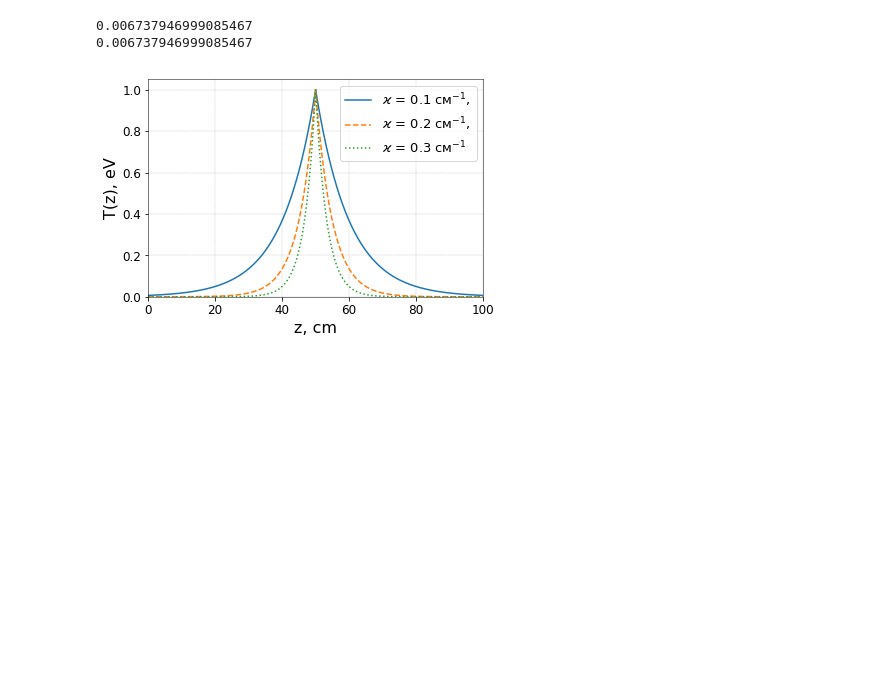
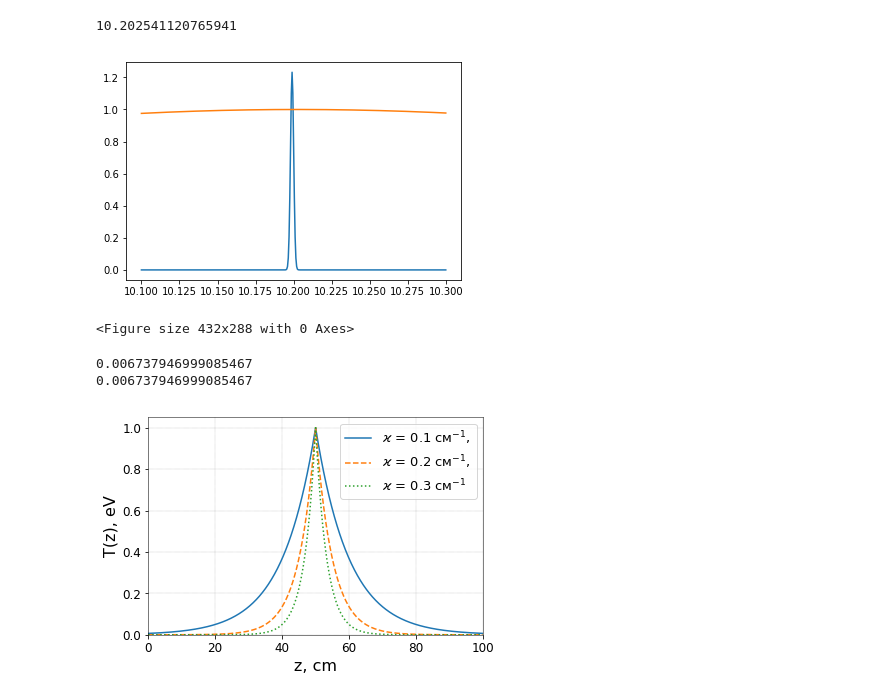
Before and after one commit to sakhnos/Paper4_Plasma, a Jupyter notebook: Plasma_W()_Zdv_T&n_profiles.ipynb, the cells around one changed output. Drawn from its saved outputs; the diff is of its cells as text; code cells hidden in the pictures; blank space fills up the shorter version.

```diff
--- a/Plasma_W()_Zdv_T&n_profiles.ipynb
+++ b/Plasma_W()_Zdv_T&n_profiles.ipynb
@@ -285,3 +327,81 @@ W_visualisation()
+# %%
+def W(tau, w0, wik, Zdist, k, E0, f0, M):
+    a = c * E0 ** 2  * (tau/0.024) ** 2 / (8 * np.pi)
+    ww = np.arange(10.1, 10.3, 0.0005) / 27.2 # affects on calculation results extremely!    # 8.0, 11.7, 0.0005
+    Wval_sigma = np.zeros(len(ww))
+    Wval = np.zeros(len(ww))
+
+    for i in range(len(ww)):
+         Wval_sigma[i] = sigma_abs(ww[i], wik / 27.2, Zdist, f0, k, M)
+         Wval[i] =  np.exp(-(ww[i] - w0/27.2) ** 2 * (tau/0.024) ** 2)     # / ww[i]
+      # FOUR = E0 ** 2 * (np.pi/2) * tau ** 2 * np.exp(-(ww - w0) ** 2 * tau ** 2 - J(ww, Zdist, wik, k, f0, M) )
+      # sigma = sigma_abs(ww, wik, zz[i], f0, k, M) * aB ** 2
+    plt.plot(ww * 27.2, Wval_sigma / 500)
+    plt.plot(ww * 27.2, Wval)
+    plt.show()
+    return # a * np.trapz(Wval, ww)
+
+
+def W_visualisation():
+  #w0 = 10.196
+  delta = 1.5
+  wik = 10.199
+  M = 1828
+  w0 = delta *  delta_avg(wik/27.2, 1.6, M) + wik
+  #print(delta_avg(wik / 27.2, 1.6, M))
+  print(w0)
+  Zdist = 0.0
+  k1 = 1.2
+  k2 = 1.6
+  k3 = 1.8
+  E0 = 10 ** (-5)
+  f0 = 0.416
+
+  tau = 1
+#   W1 = np.zeros(len(tau))
+#   W2 = np.zeros(len(tau))
+#   W3 = np.zeros(len(tau))
+  W(tau, w0, wik, Zdist, k1, E0, f0, M)
+#   for i in range(len(tau)):
+#       W1[i] = W(tau, w0, wik, Zdist, k1, E0, f0, M)
+#       W2[i] = 0 # W(tau[i], w0, wik, Zdist, k2, E0, f0, M)
+#       W3[i] = 0 # W(tau[i], w0, wik, Zdist, k3, E0, f0, M)
+  fig = plt.figure()
+  fig.patch.set_facecolor('xkcd:white') # outer color
+#   plt.plot(tau, W1, '')
+#   plt.plot(tau, W2, '-.')
+#   plt.plot(tau, W3, ':')
+#   ax = plt.gca()
+#   ax.set_facecolor((1.0, 1.0, 1.0))    # background color
+#   ax.spines['bottom'].set_linewidth(0.5)
+#   ax.spines['bottom'].set_color('0.0')
+#   ax.spines['top'].set_linewidth(0.5)
+#   ax.spines['top'].set_color('0.0')
+#   ax.spines['left'].set_linewidth(0.5)
+#   ax.spines['left'].set_color('0.0')
+#   ax.spines['right'].set_linewidth(0.5)
+#   ax.spines['right'].set_color('0.0')
+#   ax.grid(b=True, which='major', axis='both', color = 'k', linestyle=':', linewidth=0.2)
+#   plt.xlabel(r'$\tau$, fs',  {'color': 'k', 'fontsize': 16})
+#   plt.ylabel(r'W($\tau$, z)', {'color': 'k', 'fontsize': 16})
+#   plt.title(r'z =' + str(Zdist) + ', $\omega$ = ' + str(round(w0, 3)) + ', delta = ' + str(delta) )    # + " cm, " r'$\tau$ = ' + str(tau) + ' fs'
+#   plt.ticklabel_format(style='sci', axis='y', scilimits=(2, 3), useOffset=False)
+#   plt.legend([r"k = " + str(k1), r"k = " + str(k2), r"k = " + str(k3)], loc='best', fontsize = 10) # loc='best'
+#   plt.ylim(0.0)
+#   plt.xlim(tau[0], tau[len(tau)-1] + 1)
+#   ax.yaxis.get_offset_text().set_fontsize(12) # size of the power in sci lim
+#   for tick in ax.yaxis.get_major_ticks(): # size of numbers of Y-axia
+#         tick.label.set_fontsize(12)
+#   for tick in ax.xaxis.get_major_ticks():
+#         tick.label.set_fontsize(12)
+#   plt.show()
+
+
+W_visualisation()
+# %% [output]
+10.202541120765941
+[figure, added]
+<Figure size 432x288 with 0 Axes>
 # %%
 
 
```
Also changed, not shown: parts of 2 cells of this notebook.
